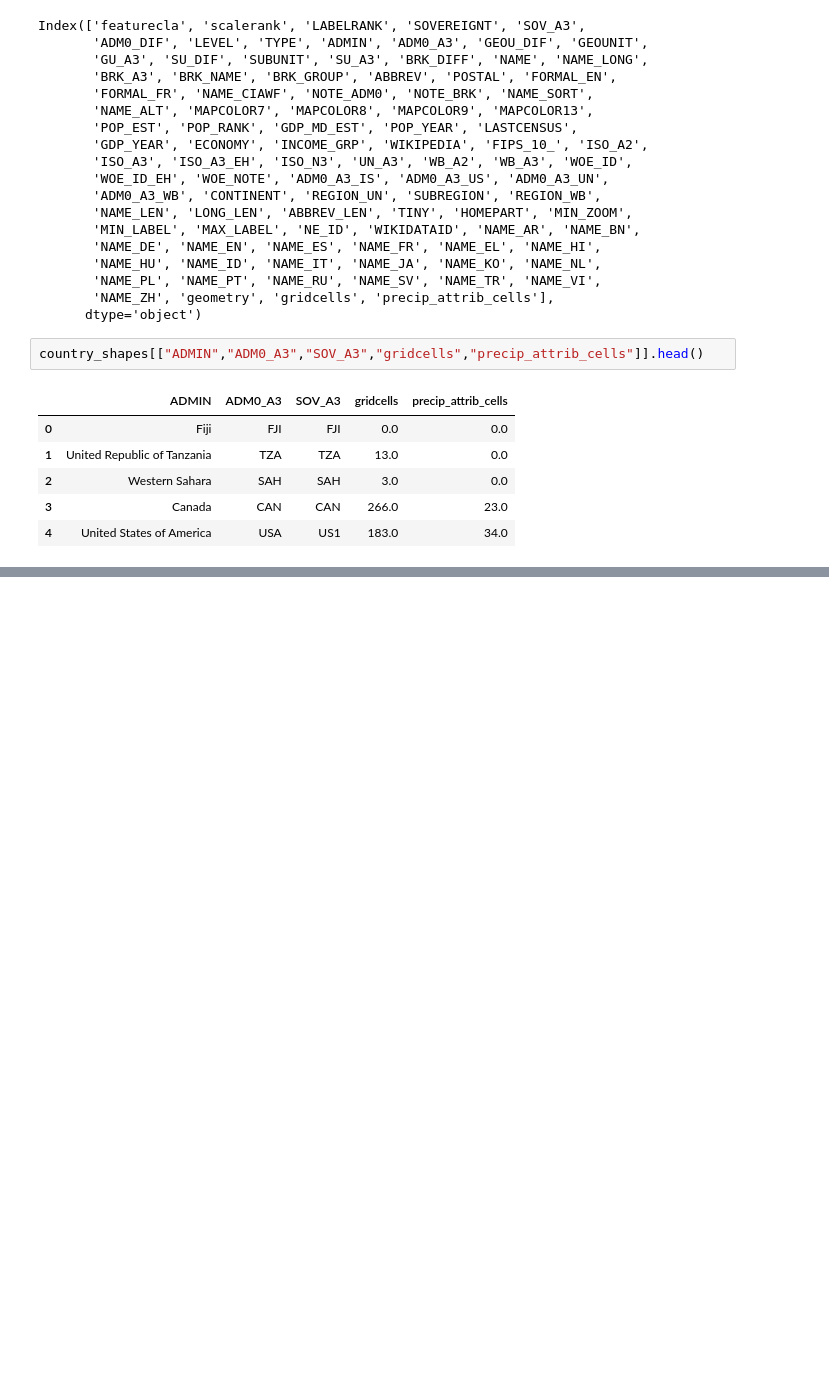
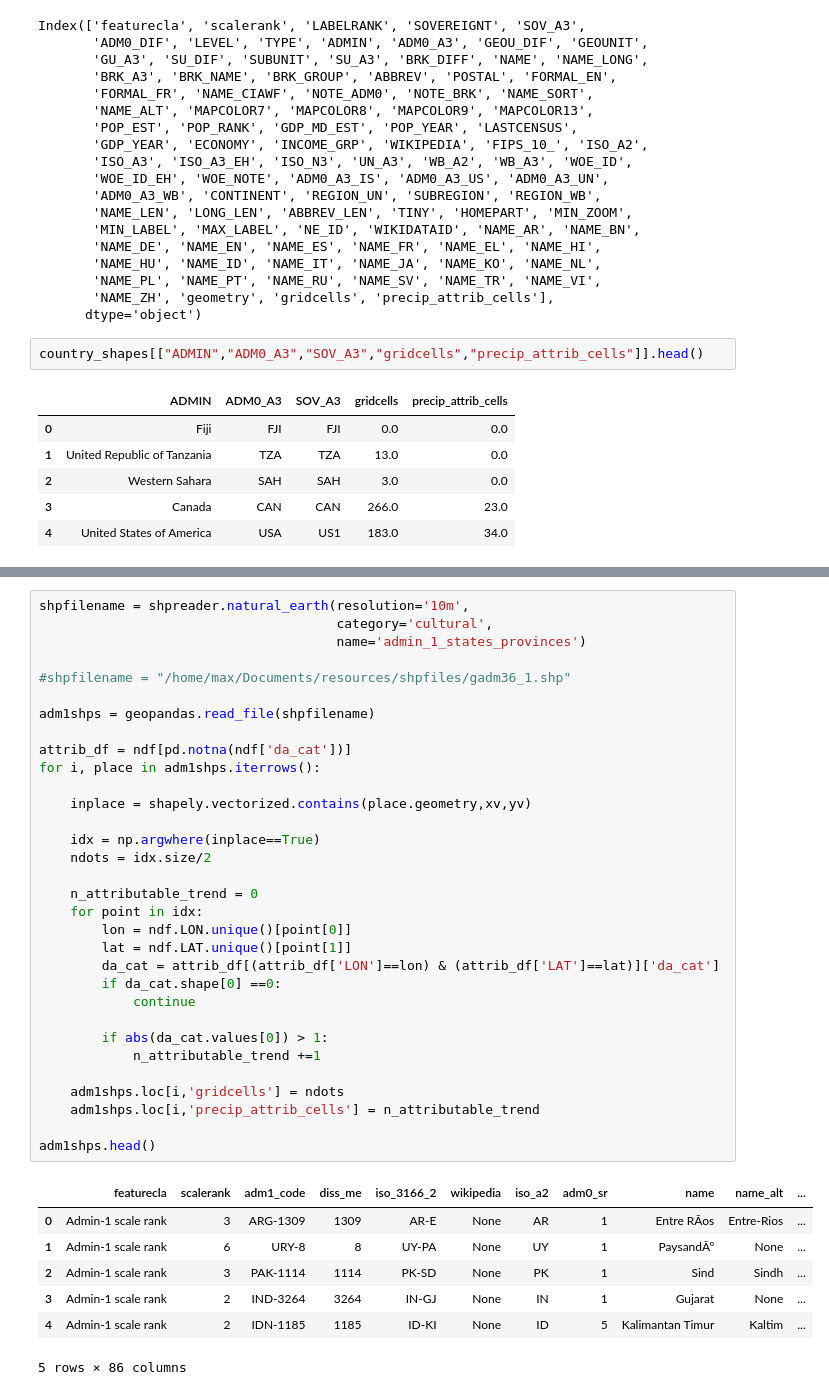
Before and after one commit to mcallaghan/regional-impacts-map, a Jupyter notebook: analysis/compare_da.ipynb, the cells around one changed output, grey strips where cells are left out. Cells and saved outputs as stored; diff of their text form; blank space fills up the shorter version.

```diff
--- a/analysis/compare_da.ipynb
+++ b/analysis/compare_da.ipynb
@@ -480,0 +464,40 @@ Index(['featurecla', 'name', 'namealt', 'region', 'subregion', 'min_label',
+# %%
+shpfilename = shpreader.natural_earth(resolution='10m',
+                                      category='cultural',
+                                      name='admin_1_states_provinces')
+
+#shpfilename = "/home/max/Documents/resources/shpfiles/gadm36_1.shp"
+
+adm1shps = geopandas.read_file(shpfilename)
+
+attrib_df = ndf[pd.notna(ndf['da_cat'])]
+for i, place in adm1shps.iterrows():
+
+    inplace = shapely.vectorized.contains(place.geometry,xv,yv)
+
+    idx = np.argwhere(inplace==True)
+    ndots = idx.size/2
+
+    n_attributable_trend = 0
+    for point in idx:
+        lon = ndf.LON.unique()[point[0]]
+        lat = ndf.LAT.unique()[point[1]]
+        da_cat = attrib_df[(attrib_df['LON']==lon) & (attrib_df['LAT']==lat)]['da_cat']
+        if da_cat.shape[0] ==0:
+            continue
+
+        if abs(da_cat.values[0]) > 1:
+            n_attributable_trend +=1
+
+    adm1shps.loc[i,'gridcells'] = ndots
+    adm1shps.loc[i,'precip_attrib_cells'] = n_attributable_trend
+
+adm1shps.head()
+# %% [output]
+|  | featurecla | scalerank | adm1_code | diss_me | iso_3166_2 | wikipedia | iso_a2 | adm0_sr | name | name_alt | ... |
+| 0 | Admin-1 scale rank | 3 | ARG-1309 | 1309 | AR-E | None | AR | 1 | Entre RÃ­os | Entre-Rios | ... |
+| 1 | Admin-1 scale rank | 6 | URY-8 | 8 | UY-PA | None | UY | 1 | PaysandÃº | None | ... |
+| 2 | Admin-1 scale rank | 3 | PAK-1114 | 1114 | PK-SD | None | PK | 1 | Sind | Sindh | ... |
+| 3 | Admin-1 scale rank | 2 | IND-3264 | 3264 | IN-GJ | None | IN | 1 | Gujarat | None | ... |
+| 4 | Admin-1 scale rank | 2 | IDN-1185 | 1185 | ID-KI | None | ID | 5 | Kalimantan Timur | Kaltim | ... |
+5 rows × 86 columns
```
Also changed, not shown: parts of 33 cells of this notebook.
